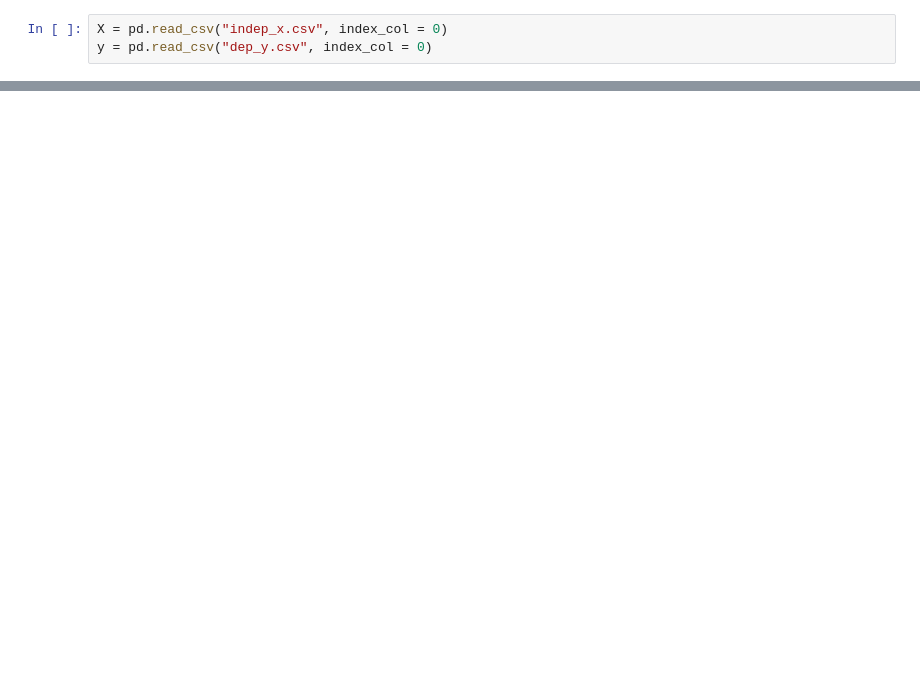
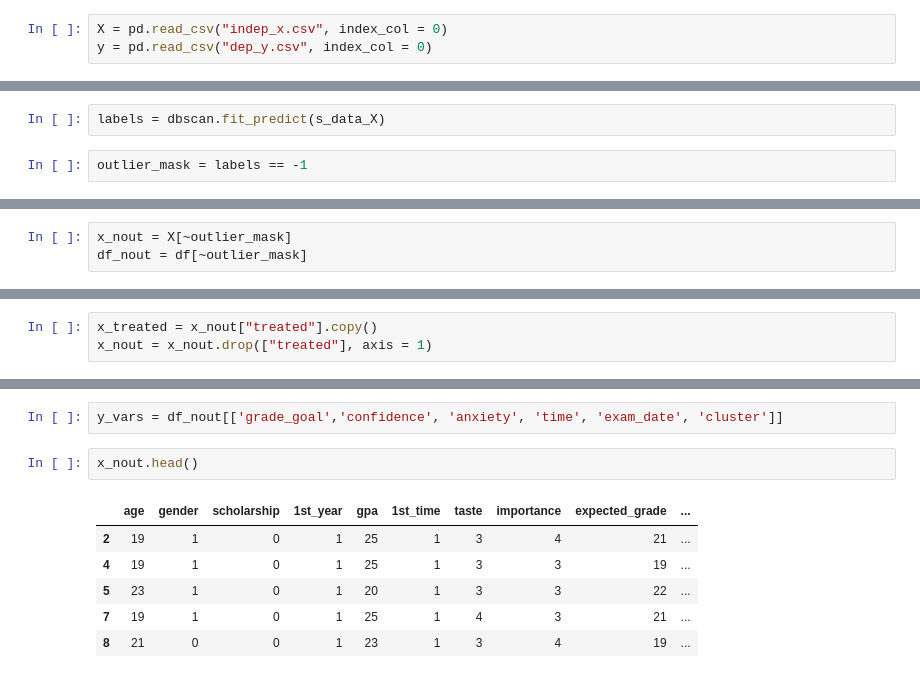
Before and after one commit to SaverioPCapra/applied_economics_paper, a Jupyter notebook: cluster_analysis.ipynb, the cells around one changed output, grey strips where cells are left out. Saved outputs shown, nothing was run; the diff lists cells and outputs as text; blank space fills up the shorter version.

Commit message:
unfinished clustering attempt

```diff
--- a/cluster_analysis.ipynb
+++ b/cluster_analysis.ipynb
@@ -157,0 +96,4 @@ for feature, p_values in significance_results.items():
+# %%
+labels = dbscan.fit_predict(s_data_X)
+# %%
+outlier_mask = labels == -1
@@ -157,0 +103,3 @@ for feature, p_values in significance_results.items():
+# %%
+x_nout = X[~outlier_mask]
+df_nout = df[~outlier_mask]
@@ -157,0 +116,3 @@ for feature, p_values in significance_results.items():
+# %%
+x_treated = x_nout["treated"].copy()
+x_nout = x_nout.drop(["treated"], axis = 1)
@@ -157,0 +220,11 @@ for feature, p_values in significance_results.items():
+# %%
+y_vars = df_nout[['grade_goal','confidence', 'anxiety', 'time', 'exam_date', 'cluster']]
+# %%
+x_nout.head()
+# %% [output]
+|  | age | gender | scholarship | 1st_year | gpa | 1st_time | taste | importance | expected_grade | ... |
+| 2 | 19 | 1 | 0 | 1 | 25 | 1 | 3 | 4 | 21 | ... |
+| 4 | 19 | 1 | 0 | 1 | 25 | 1 | 3 | 3 | 19 | ... |
+| 5 | 23 | 1 | 0 | 1 | 20 | 1 | 3 | 3 | 22 | ... |
+| 7 | 19 | 1 | 0 | 1 | 25 | 1 | 4 | 3 | 21 | ... |
+| 8 | 21 | 0 | 0 | 1 | 23 | 1 | 3 | 4 | 19 | ... |
```
Also changed, not shown: parts of 65 cells of this notebook, 4 other files.
